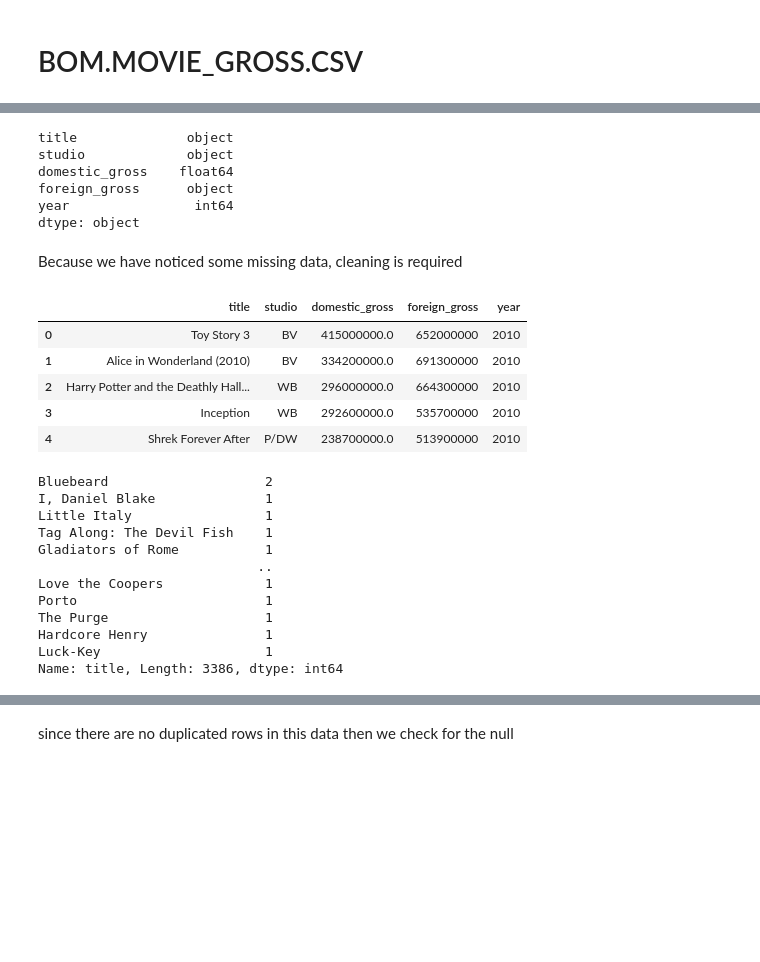
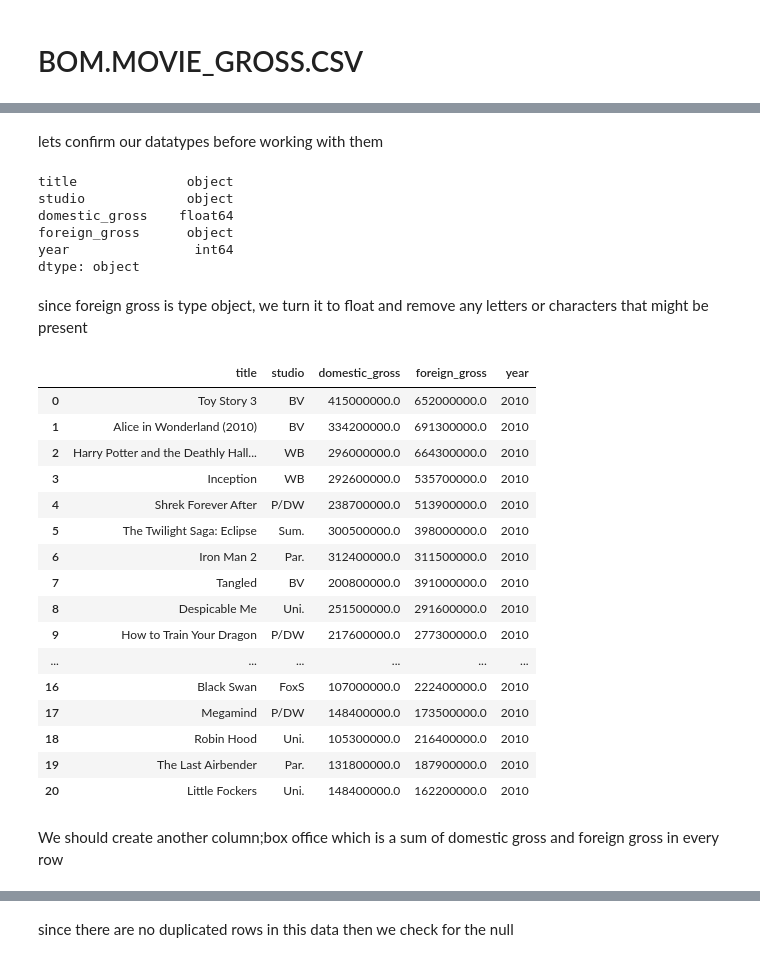
Before and after one commit to Cynthiah-Mulwo/dsc-phase-1-project-v2-4, a Jupyter notebook: student.ipynb, the cells around one changed output, grey strips where cells are left out. Drawn from its saved outputs; the diff is of its cells as text; code cells hidden in the pictures; blank space fills up the shorter version.

```diff
--- a/student.ipynb
+++ b/student.ipynb
@@ -32,0 +26,3 @@ df.info
+# %%
+df = df[df['domestic_gross'] > 100000000]
+df
@@ -33,3 +43,5 @@ df.info
+# %% [markdown]
+lets confirm our datatypes before working with them
 # %%
 df.columns
 df.dtypes
@@ -40,29 +52,30 @@ domestic_gross    float64
 foreign_gross      object
 year                int64
 dtype: object
-# %% [markdown]
-Because we have noticed some missing data, cleaning is required
+# %% [markdown]
+since foreign gross is type object, we turn it to float and remove any letters or characters that might be present
+# %%
+df['foreign_gross'].replace('\W', '', regex=True, inplace= True)
+df.foreign_gross = df.foreign_gross.astype(float)
 # %%
-df.head()
+df.head(20)
 # %% [output]
 |  | title | studio | domestic_gross | foreign_gross | year |
-| 0 | Toy Story 3 | BV | 415000000.0 | 652000000 | 2010 |
-| 1 | Alice in Wonderland (2010) | BV | 334200000.0 | 691300000 | 2010 |
-| 2 | Harry Potter and the Deathly Hall... | WB | 296000000.0 | 664300000 | 2010 |
-| 3 | Inception | WB | 292600000.0 | 535700000 | 2010 |
-| 4 | Shrek Forever After | P/DW | 238700000.0 | 513900000 | 2010 |
+| 0 | Toy Story 3 | BV | 415000000.0 | 652000000.0 | 2010 |
+| 1 | Alice in Wonderland (2010) | BV | 334200000.0 | 691300000.0 | 2010 |
+| 2 | Harry Potter and the Deathly Hall... | WB | 296000000.0 | 664300000.0 | 2010 |
+| 3 | Inception | WB | 292600000.0 | 535700000.0 | 2010 |
+| 4 | Shrek Forever After | P/DW | 238700000.0 | 513900000.0 | 2010 |
+| 5 | The Twilight Saga: Eclipse | Sum. | 300500000.0 | 398000000.0 | 2010 |
+| 6 | Iron Man 2 | Par. | 312400000.0 | 311500000.0 | 2010 |
+| 7 | Tangled | BV | 200800000.0 | 391000000.0 | 2010 |
+| 8 | Despicable Me | Uni. | 251500000.0 | 291600000.0 | 2010 |
+| 9 | How to Train Your Dragon | P/DW | 217600000.0 | 277300000.0 | 2010 |
+| ... | ... | ... | ... | ... | ... |
+| 16 | Black Swan | FoxS | 107000000.0 | 222400000.0 | 2010 |
+| 17 | Megamind | P/DW | 148400000.0 | 173500000.0 | 2010 |
+| 18 | Robin Hood | Uni. | 105300000.0 | 216400000.0 | 2010 |
+| 19 | The Last Airbender | Par. | 131800000.0 | 187900000.0 | 2010 |
+| 20 | Little Fockers | Uni. | 148400000.0 | 162200000.0 | 2010 |
-# %%
-df['title'].value_counts()
-# %% [output]
-Bluebeard                    2
-I, Daniel Blake              1
-Little Italy                 1
-Tag Along: The Devil Fish    1
-Gladiators of Rome           1
-                            ..
-Love the Coopers             1
-Porto                        1
-The Purge                    1
-Hardcore Henry               1
-Luck-Key                     1
-Name: title, Length: 3386, dtype: int64
+# %% [markdown]
+We should create another column;box office which is a sum of domestic gross and foreign gross in every row
```
Also changed, not shown: parts of 77 cells of this notebook.
